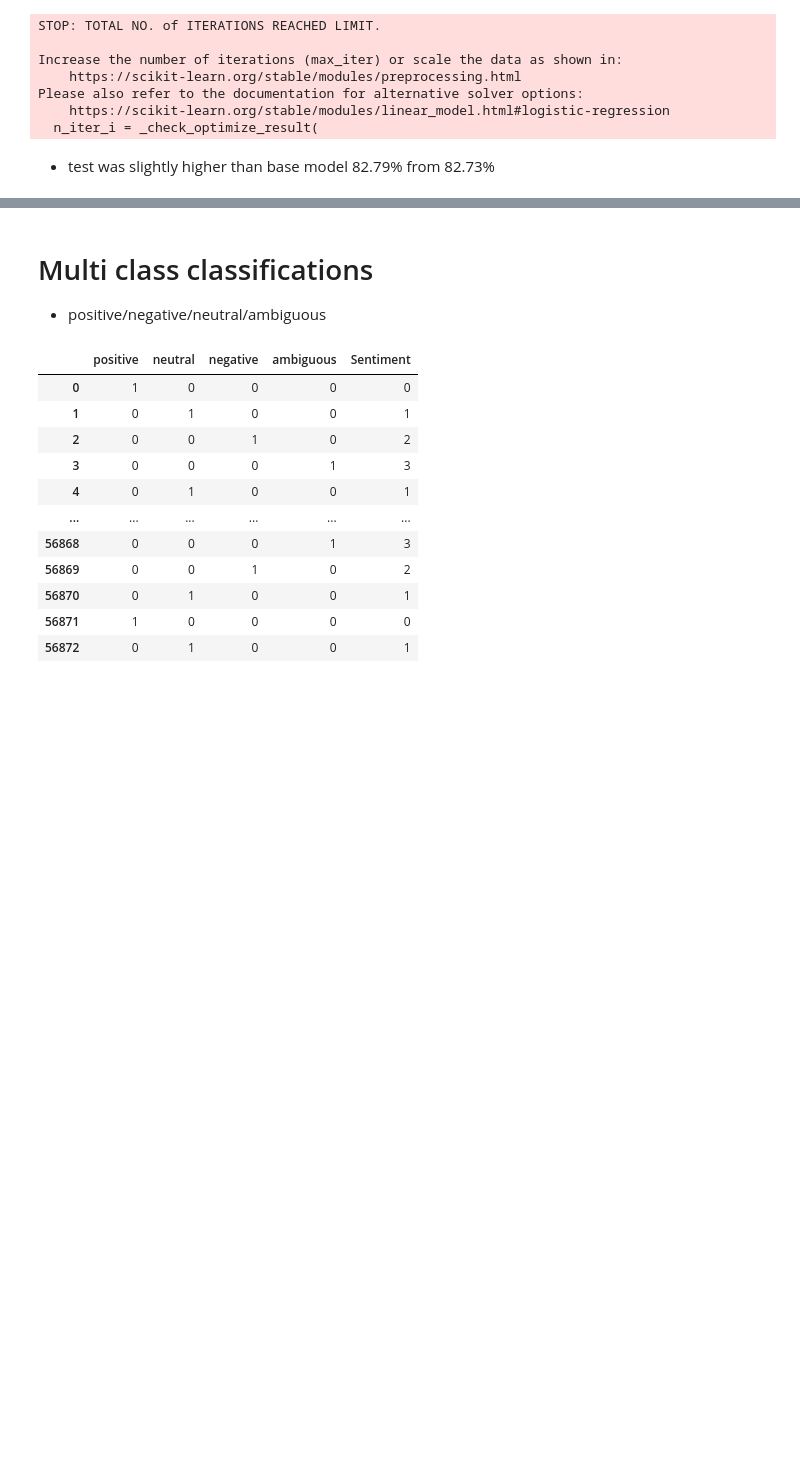
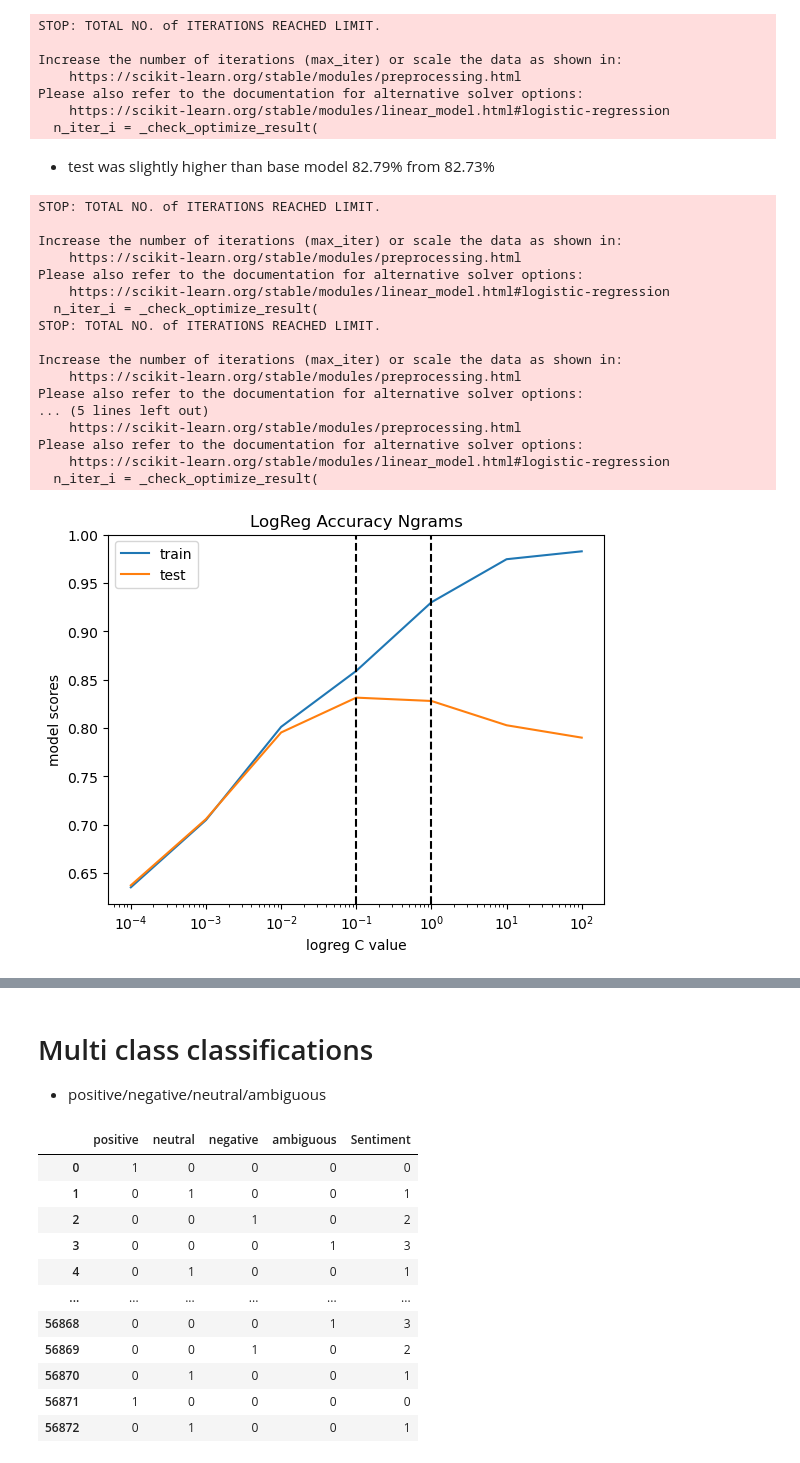
Before and after one commit to ntran119/GoEmotions_Brainstation_Cap, a Jupyter notebook: GoEmo_Week2.ipynb, the cells around one changed output, grey strips where cells are left out. Drawn from its saved outputs; the diff is of its cells as text; code cells hidden in the pictures; blank space fills up the shorter version.

```diff
--- a/GoEmo_Week2.ipynb
+++ b/GoEmo_Week2.ipynb
@@ -147,7 +212,7 @@ C values of 0.1 and 1 have the best scores for test data
 from sklearn.feature_extraction.text import TfidfVectorizer
 
 # using our custom tokenizer in TfidfVectorizer
-tfidf = TfidfVectorizer(stop_words="english")
+tfidf = TfidfVectorizer(stop_words="english", min_df = 20)
 tfidf.fit(X_train)
 
 X_train_transformed = tfidf.transform(X_train)
@@ -322,3 +387,47 @@ Please also refer to the documentation for alternative solver options:
   n_iter_i = _check_optimize_result(
 # %% [markdown]
 - test was slightly higher than base model 82.79% from 82.73%
+# %%
+# test different values of C
+c_test = [0.0001, 0.001, 0.01, 0.1, 1, 10, 100]
+
+train_score = []
+test_score = []
+
+
+for i in c_test:
+    logreg = LogisticRegression(C = i)
+    logreg.fit(X_train_transformed, y_train)
+    train_score.append(logreg.score(X_train_transformed, y_train))
+    test_score.append(logreg.score(X_test_transformed, y_test))
+
+plt.figure()
+plt.plot(c_test, train_score, label = 'train')
+plt.plot(c_test, test_score, label = 'test')
+plt.xscale("log")
+plt.xlabel('logreg C value')
+plt.ylabel('model scores')
+plt.axvline(0.1, linestyle = '--', c = 'black')
+plt.axvline(1, linestyle = '--', c = 'black')
+plt.legend()
+plt.title('LogReg Accuracy Ngrams')
+plt.show()
+# %% [output]
+STOP: TOTAL NO. of ITERATIONS REACHED LIMIT.
+
+Increase the number of iterations (max_iter) or scale the data as shown in:
+    https://scikit-learn.org/stable/modules/preprocessing.html
+Please also refer to the documentation for alternative solver options:
+    https://scikit-learn.org/stable/modules/linear_model.html#logistic-regression
+  n_iter_i = _check_optimize_result(
+STOP: TOTAL NO. of ITERATIONS REACHED LIMIT.
+
+Increase the number of iterations (max_iter) or scale the data as shown in:
+    https://scikit-learn.org/stable/modules/preprocessing.html
+Please also refer to the documentation for alternative solver options:
+... (5 lines left out)
+    https://scikit-learn.org/stable/modules/preprocessing.html
+Please also refer to the documentation for alternative solver options:
+    https://scikit-learn.org/stable/modules/linear_model.html#logistic-regression
+  n_iter_i = _check_optimize_result(
+[figure, added]
```
Also changed, not shown: parts of 44 cells of this notebook, 7 other files.
